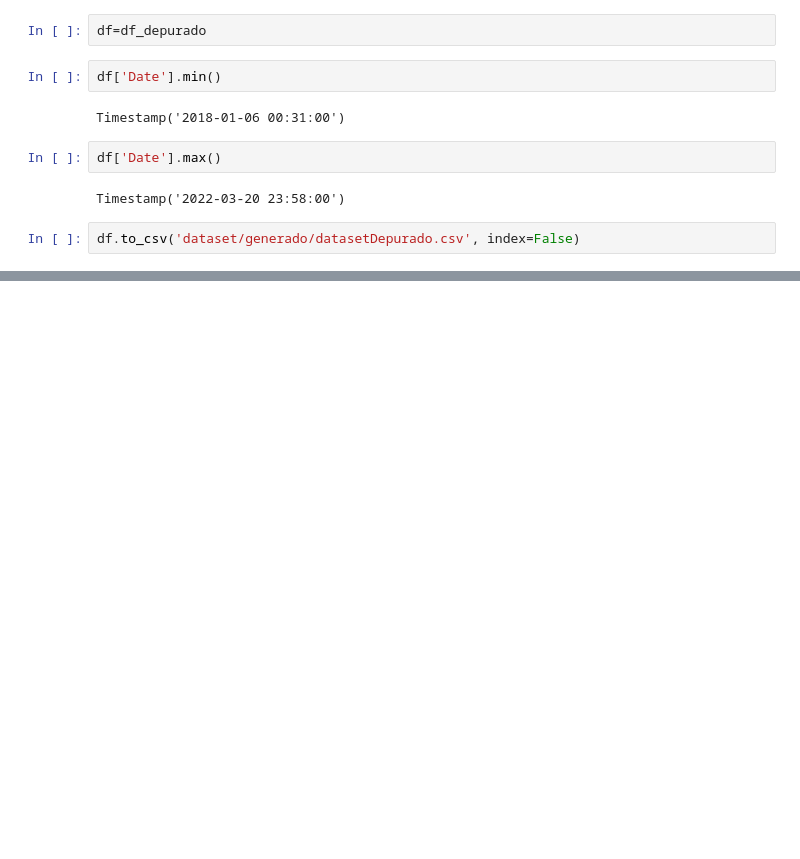
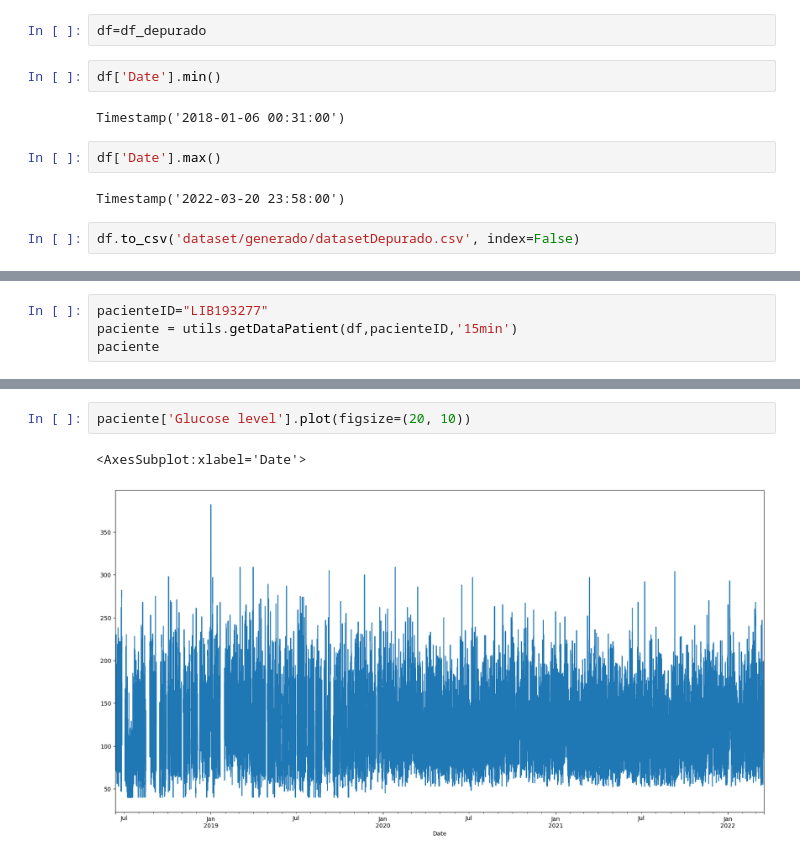
Before and after one commit to wmhr28/tfm-forecasting-glucose, a Jupyter notebook: 1.- Pre-procesamiento de los datos.ipynb, the cells around one changed output, grey strips where cells are left out. Drawn from its saved outputs; the diff is of its cells as text; blank space fills up the shorter version.

```diff
--- a/1.- Pre-procesamiento de los datos.ipynb
+++ b/1.- Pre-procesamiento de los datos.ipynb
@@ -133,0 +167,4 @@ df.to_csv('dataset/generado/datasetDepurado.csv', index=False)
+# %%
+pacienteID="LIB193277"
+paciente = utils.getDataPatient(df,pacienteID,'15min')
+paciente
@@ -133,0 +211,5 @@ df.to_csv('dataset/generado/datasetDepurado.csv', index=False)
+# %%
+paciente['Glucose level'].plot(figsize=(20, 10))
+# %% [output]
+<AxesSubplot:xlabel='Date'>
+[figure, added]
```
Also changed, not shown: parts of 58 cells of this notebook, 5 other files.
